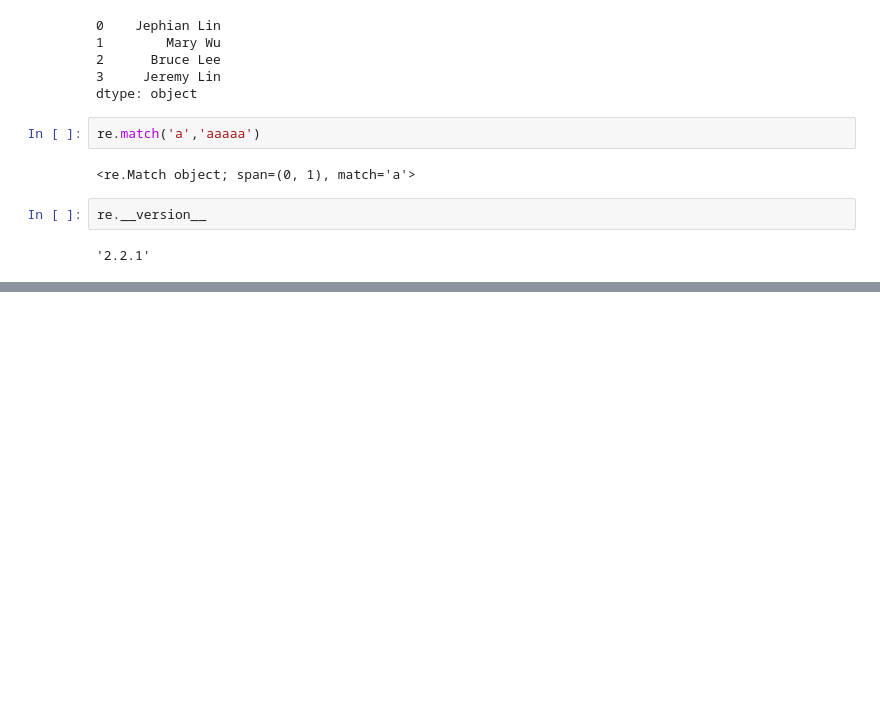
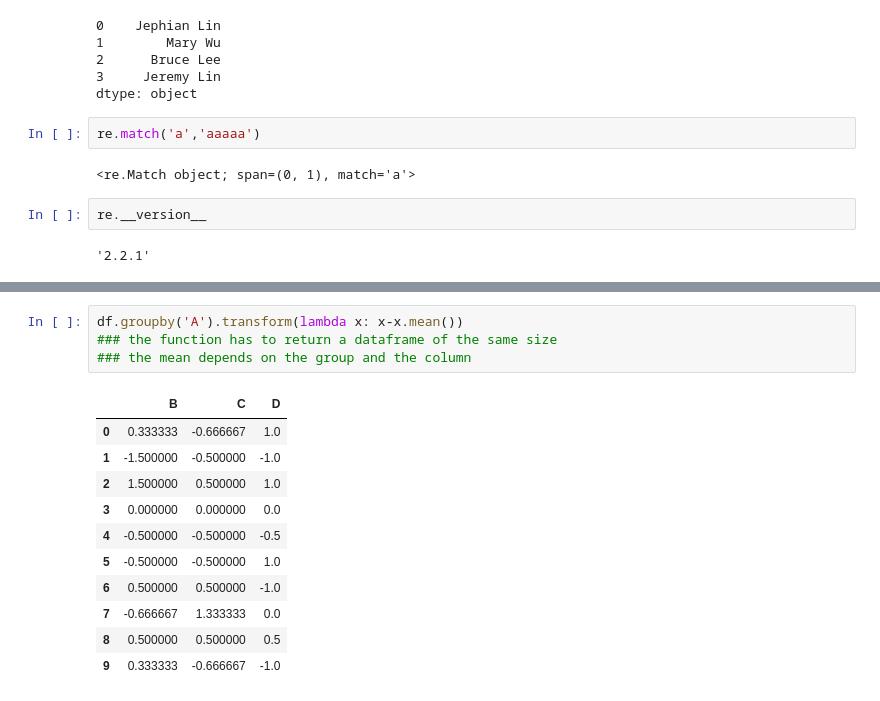
Before and after one commit to jephianlin/math599env, a Jupyter notebook: 1023.ipynb, the cells around one changed output, grey strips where cells are left out. Cells and saved outputs as stored; diff of their text form; blank space fills up the shorter version.

```diff
--- a/1023.ipynb
+++ b/1023.ipynb
@@ -376,0 +487,16 @@ re.__version__
+# %%
+df.groupby('A').transform(lambda x: x-x.mean())
+### the function has to return a dataframe of the same size
+### the mean depends on the group and the column
+# %% [output]
+|  | B | C | D |
+| 0 | 0.333333 | -0.666667 | 1.0 |
+| 1 | -1.500000 | -0.500000 | -1.0 |
+| 2 | 1.500000 | 0.500000 | 1.0 |
+| 3 | 0.000000 | 0.000000 | 0.0 |
+| 4 | -0.500000 | -0.500000 | -0.5 |
+| 5 | -0.500000 | -0.500000 | 1.0 |
+| 6 | 0.500000 | 0.500000 | -1.0 |
+| 7 | -0.666667 | 1.333333 | 0.0 |
+| 8 | 0.500000 | 0.500000 | 0.5 |
+| 9 | 0.333333 | -0.666667 | -1.0 |
```
Also changed, not shown: parts of 27 cells of this notebook.
